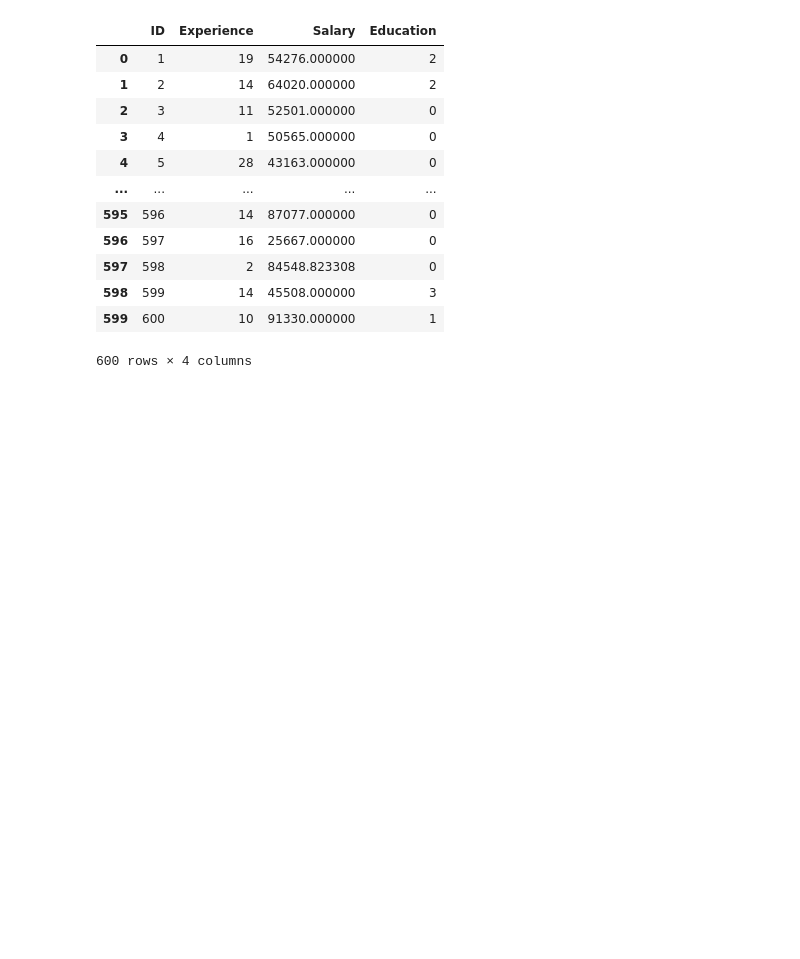
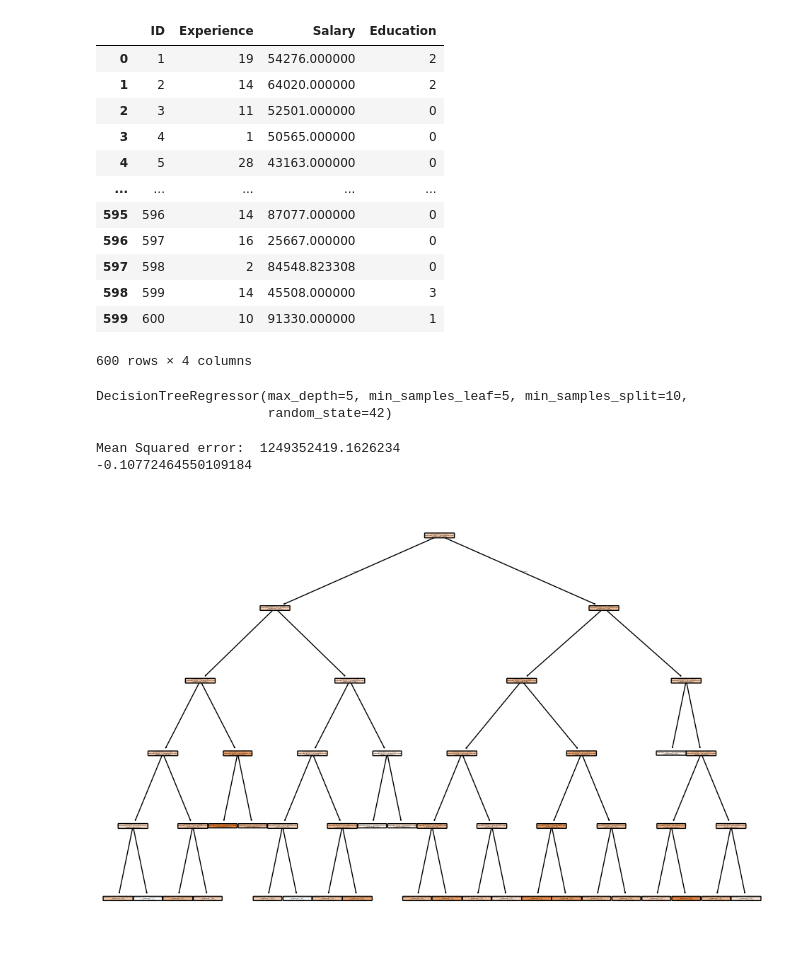
Before and after one commit to FakeaVangchhia/Regression_Models, a Jupyter notebook: DecisionTree.ipynb, the cells around one changed output. Saved outputs shown, nothing was run; the diff lists cells and outputs as text; code cells hidden in the pictures; blank space fills up the shorter version.

Commit message:
example of bad model

```diff
--- a/DecisionTree.ipynb
+++ b/DecisionTree.ipynb
@@ -50,3 +50,37 @@ df
 | 598 | 599 | 14 | 45508.000000 | 3 |
 | 599 | 600 | 10 | 91330.000000 | 1 |
 600 rows × 4 columns
+# %%
+X = df[['Experience', 'Education']]
+y = df['Salary']
+# %%
+X_train, X_test, y_train, y_test = train_test_split(X, y, test_size=0.2, random_state=42)
+# %%
+from sklearn.preprocessing import StandardScaler
+scaler = StandardScaler()
+X_train_scaled = scaler.fit_transform(X_train)
+X_test_scaled = scaler.transform(X_test)
+# %%
+tree_model = DecisionTreeRegressor(max_depth=5, min_samples_split=10, min_samples_leaf=5, random_state=42)
+tree_model.fit(X_train_scaled, y_train)
+# %% [output]
+DecisionTreeRegressor(max_depth=5, min_samples_leaf=5, min_samples_split=10,
+                      random_state=42)
+# %%
+y_pred = tree_model.predict(X_test_scaled)
+
+mse = mean_squared_error(y_test, y_pred)
+print("Mean Squared error: ", mse)
+
+r2 = r2_score(y_test, y_pred)
+print(r2)
+# %% [output]
+Mean Squared error:  1249352419.1626234
+-0.10772464550109184
+# %%
+from sklearn import tree
+plt.figure(figsize=(12,8))
+tree.plot_tree(tree_model, filled=True, feature_names=['Experience', 'Education'], rounded=True)
+plt.show()
+# %% [output]
+[figure, added]
```
Also changed, not shown: parts of 1 cell of this notebook.
